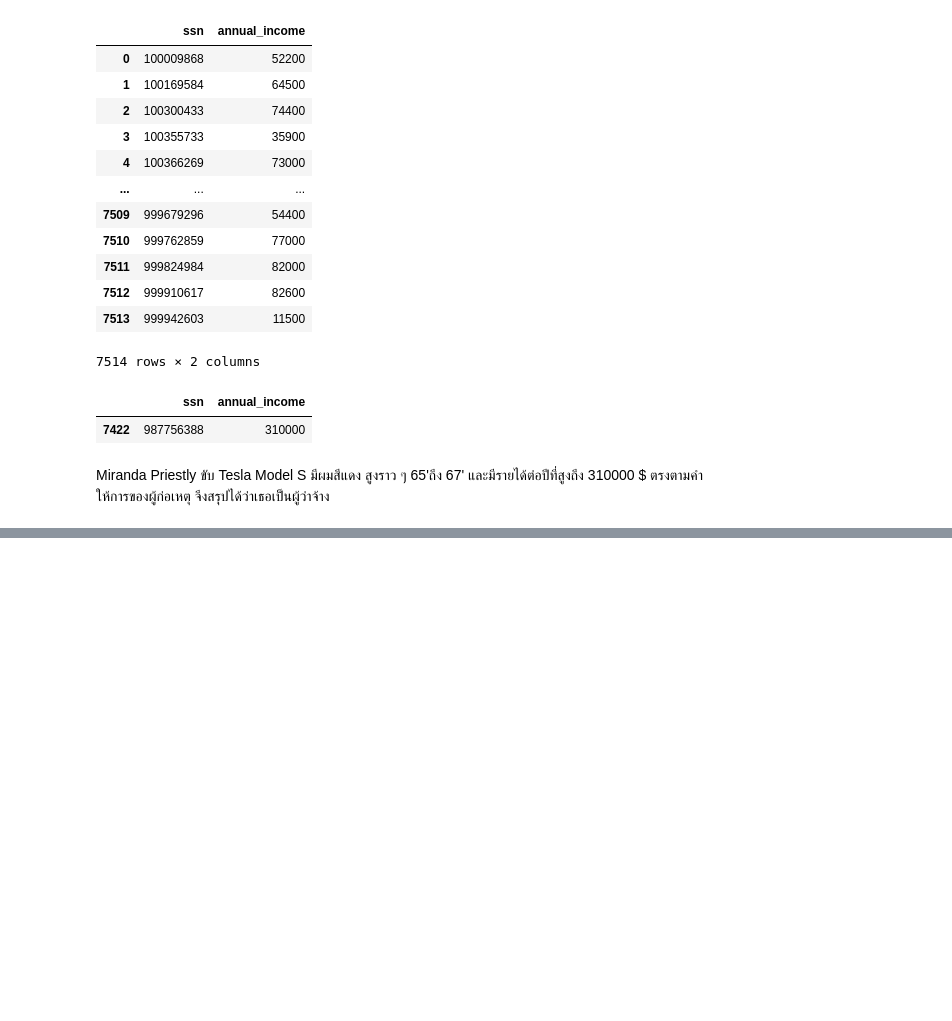
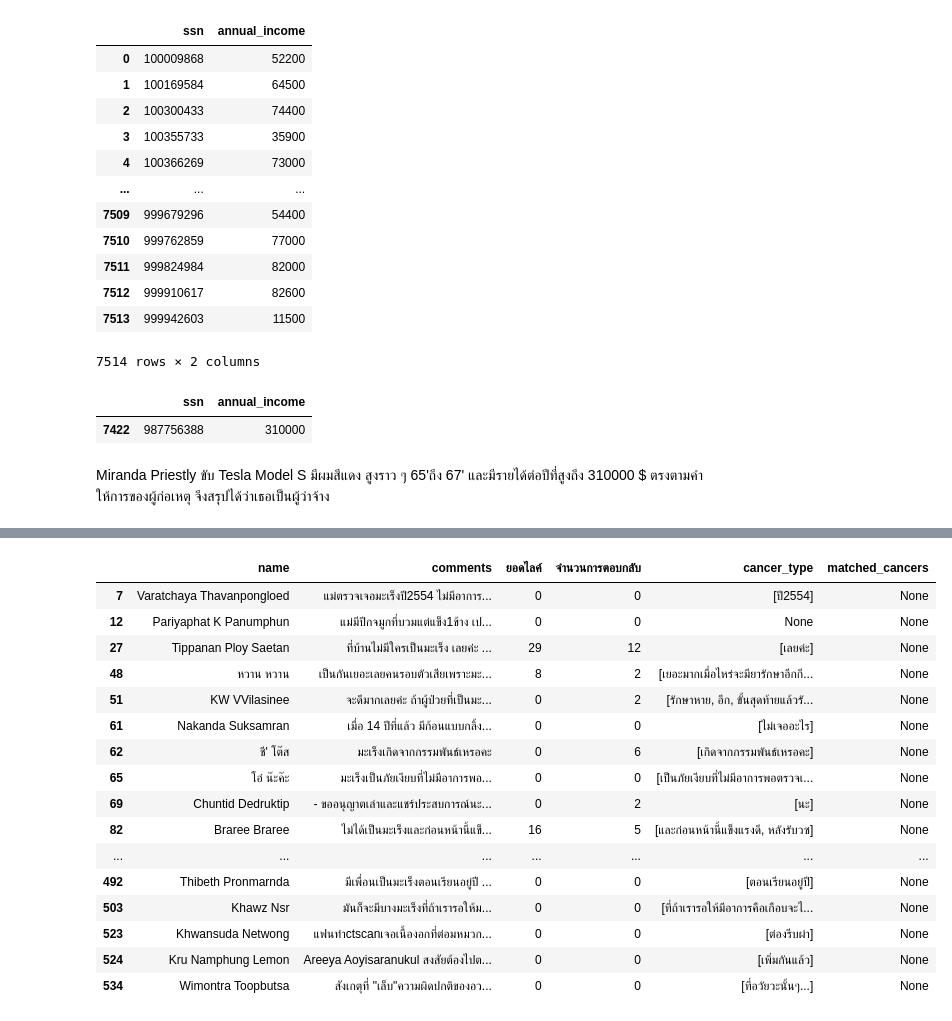
Before and after one commit to Meaiie/Data_viz_Midterm, a Jupyter notebook: Midterm_exam.ipynb, the cells around one changed output, grey strips where cells are left out. Cells and saved outputs as stored; diff of their text form; code cells hidden in the pictures; blank space fills up the shorter version.

```diff
--- a/Midterm_exam.ipynb
+++ b/Midterm_exam.ipynb
@@ -434,0 +473,3 @@ Miranda Priestly ขับ Tesla Model S มีผมสีแดง สูง
+# %%
+pd.set_option('display.max_colwidth', None)
+data_dr['comments'].head(20)
@@ -434,0 +495,3 @@ Miranda Priestly ขับ Tesla Model S มีผมสีแดง สูง
+# %%
+data_dr_filtered = data_dr[data_dr['comments'].str.contains('มะเร็ง')].reset_index(drop=True)
+data_dr_filtered.head(20)
@@ -434,0 +547,19 @@ Miranda Priestly ขับ Tesla Model S มีผมสีแดง สูง
+# %%
+# ข้อมูลชนิดมะเร็งทั้งหมด
+cancer_data = {
+    'ชนิดมะเร็ง (ภาษาไทย)': [
+        'เต้านม','จมูก','ปอด', 'ตับ', 'ตับอ่อน', 'กระเพาะอาหาร',
+        'ลำไส้ใหญ่', 'กระเพาะปัสสาวะ', 'มดลูก', 'รังไข่',
+        'ต่อมลูกหมาก', 'เม็ดเลือดขาว', 'ต่อมน้ำเหลือง', 'ช่องปาก',
+        'หลอดอาหาร', 'สมอง', 'ผิวหนัง', 'ปากมดลูก',
+        'ต่อมไทรอยด์', 'ไขกระดูก', 'ต่อมหมวกไต', 'ถุงน้ำดี',
+        'ปอดชนิดเซลล์ขนาดเล็ก', 'ปอดชนิดเซลล์ไม่เล็ก', 'อัณฑะ',
+        'ถุงน้ำดี', 'ปากมดลูก', 'หลอดอาหาร', 'ต่อมลูกหมาก','กระดูก','ลำไส้','ลำใส้'
+        ,'ลำคอ','ไทรอยด์','ท่อน้ำดี','ไต','ไทรอย','ต่อมน้ำลาย','โพรงจมูก','กระเพาะปัสสาวะ'
+        ,'ลิ้น','กะเพาะปัสสาวะ','กระเพาะ','กล่องเสียง','ต่อมทอนซิล','เนื้อเยื่อบุผิว'
+        ,'ปาก','กรามช้าง','ท่อน้ําดี','ต่อมไทรมัส','ซาร์โคม่า','ลำใส่','เม็ดเลือด'
+    ]
+}
+
+cancer_df = pd.DataFrame(cancer_data)
+cancer_df
@@ -434,0 +584,18 @@ Miranda Priestly ขับ Tesla Model S มีผมสีแดง สูง
+# %%
+# ฟังก์ชันค้นหาชนิดมะเร็งที่ประกอบด้วยคำในตาราง
+def find_cancer_types_in_comment(cancer_list):
+    if not isinstance(cancer_list, list):  # ตรวจสอบว่าค่าเป็นลิสต์
+        return None
+    matched_cancers = []
+    for cancer in cancer_list:
+        for keyword in cancer_df['ชนิดมะเร็ง (ภาษาไทย)']:
+            if keyword in cancer:
+                matched_cancers.append(keyword)
+
+    return matched_cancers if matched_cancers else None
+
+# ฟิลเตอร์และสร้างคอลัมน์ใหม่ 'matched_cancers'
+data_cancer['matched_cancers'] = data_cancer['cancer_type'].apply(find_cancer_types_in_comment)
+
+# แสดง DataFrame พร้อมคอลัมน์ใหม่
+data_cancer
@@ -434,0 +616,20 @@ Miranda Priestly ขับ Tesla Model S มีผมสีแดง สูง
+# %%
+data_cancer[data_cancer['matched_cancers'].isnull()]
+# %% [output]
+|  | name | comments | ยอดไลค์ | จำนวนการตอบกลับ | cancer_type | matched_cancers |
+| 7 | Varatchaya Thavanpongloed | แม่ตรวจเจอมะเร็งปี2554 ไม่มีอาการ... | 0 | 0 | [ปี2554] | None |
+| 12 | Pariyaphat K Panumphun | แม่มีปีกจมูกที่บวมแต่แข็ง1ข้าง เป... | 0 | 0 | None | None |
+| 27 | Tippanan Ploy Saetan | ที่บ้านไม่มีใครเป็นมะเร็ง เลยค่ะ ... | 29 | 12 | [เลยค่ะ] | None |
+| 48 | หวาน หวาน | เป็นกันเยอะเลยคนรอบตัวเสียเพราะมะ... | 8 | 2 | [เยอะมากเมื่อไหร่จะมียารักษาอีกกี... | None |
+| 51 | KW VVilasinee | จะดีมากเลยค่ะ ถ้าผู้ป่วยที่เป็นมะ... | 0 | 2 | [รักษาหาย, อีก, ขั้นสุดท้ายแล้วรั... | None |
+| 61 | Nakanda Suksamran | เมื่อ 14 ปีที่แล้ว มีก้อนแบบกลิ้ง... | 0 | 0 | [ไม่เจออะไร] | None |
+| 62 | ชี' โต๊ส | มะเร็งเกิดจากกรรมพันธ์เหรอคะ | 0 | 6 | [เกิดจากกรรมพันธ์เหรอคะ] | None |
+| 65 | โอ๋ น๊ะค๊ะ | มะเร็งเป็นภัยเงียบที่ไม่มีอาการพอ... | 0 | 0 | [เป็นภัยเงียบที่ไม่มีอาการพอตรวจเ... | None |
+| 69 | Chuntid Dedruktip | - ขออนุญาตเล่าและแชร์ประสบการณ์นะ... | 0 | 2 | [นะ] | None |
+| 82 | Braree Braree | ไม่ได้เป็นมะเร็งและก่อนหน้านี้แข็... | 16 | 5 | [และก่อนหน้านี้แข็งแรงดี, หลังรับวซ] | None |
+| ... | ... | ... | ... | ... | ... | ... |
+| 492 | Thibeth Pronmarnda | มีเพื่อนเป็นมะเร็งตอนเรียนอยู่ปี ... | 0 | 0 | [ตอนเรียนอยู่ปี] | None |
+| 503 | Khawz Nsr | มันก็จะมีบางมะเร็งที่ถ้าเรารอให้ม... | 0 | 0 | [ที่ถ้าเรารอให้มีอาการคือเกือบจะไ... | None |
+| 523 | Khwansuda Netwong | แฟนทำctscanเจอเนื้องอกที่ต่อมหมวก... | 0 | 0 | [ต่องรีบผ่า] | None |
+| 524 | Kru Namphung Lemon | Areeya Aoyisaranukul สงสัยต้องไปต... | 0 | 0 | [เพิ่มกันแล้ว] | None |
+| 534 | Wimontra Toopbutsa | สังเกตุที่ "เล็บ"ความผิดปกติของอว... | 0 | 0 | [ที่อวัยวะนั้นๆ...] | None |
```
Also changed, not shown: parts of 29 cells of this notebook.
